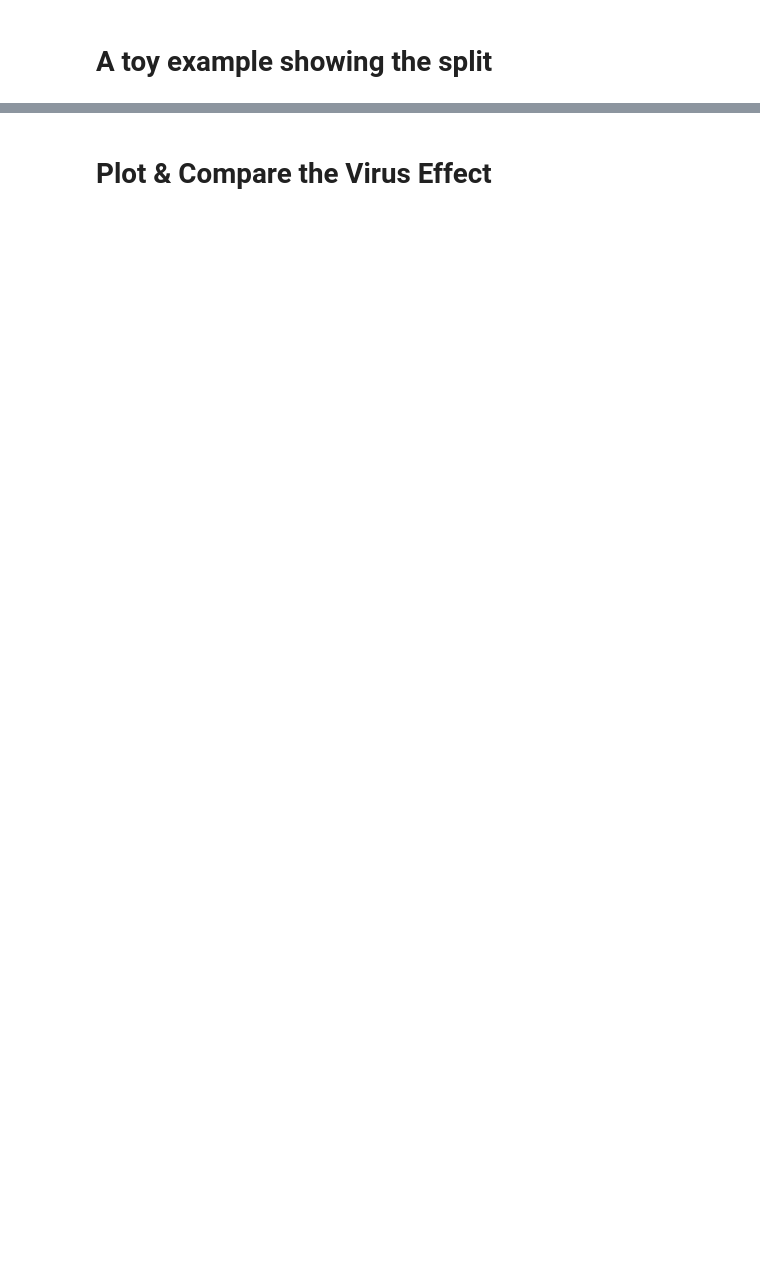
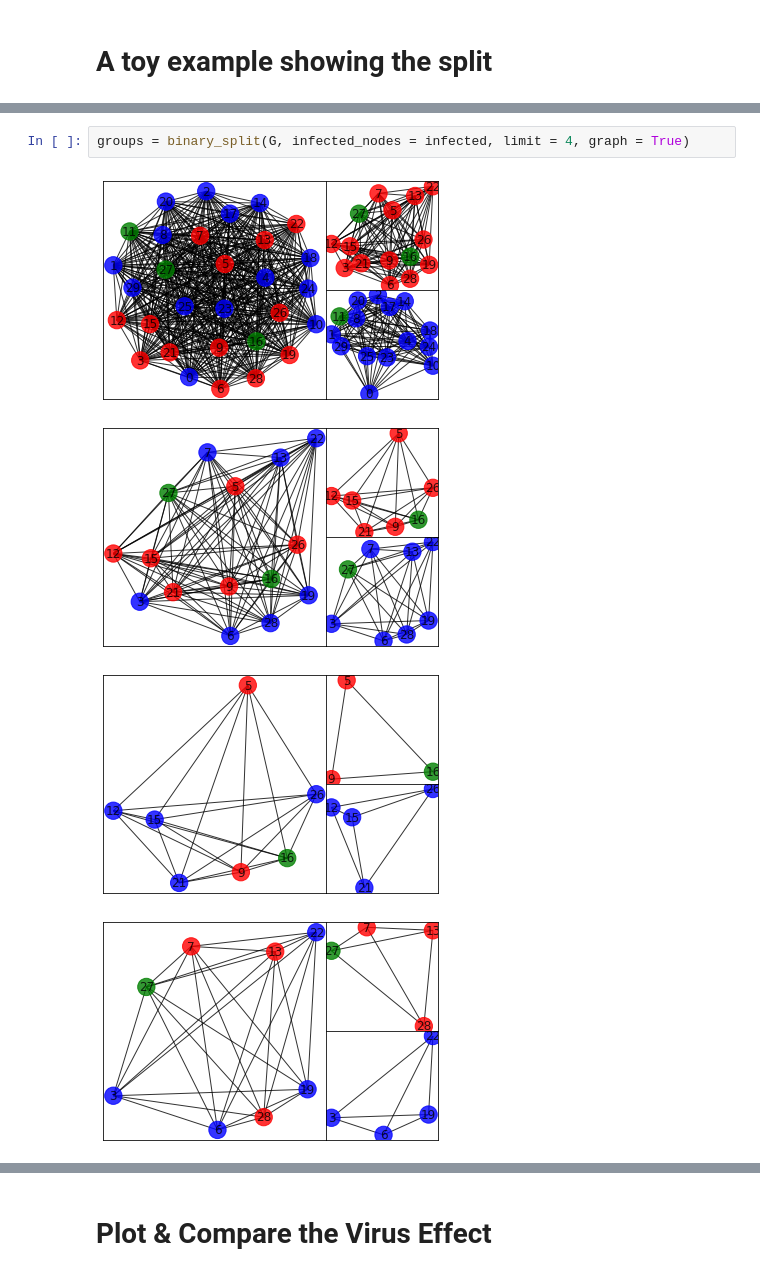
Before and after one commit to lytzV/QAOA, a Jupyter notebook: ProjectCorona.ipynb, the cells around one changed output, grey strips where cells are left out. Saved outputs shown, nothing was run; the diff lists cells and outputs as text; blank space fills up the shorter version.

```diff
--- a/ProjectCorona.ipynb
+++ b/ProjectCorona.ipynb
@@ -158,0 +192,7 @@ Dividing 6 people into 2 & 4
+# %%
+groups = binary_split(G, infected_nodes = infected, limit = 4, graph = True)
+# %% [output]
+[figure, added]
+[figure, added]
+[figure, added]
+[figure, added]
```
Also changed, not shown: parts of 28 cells of this notebook.
